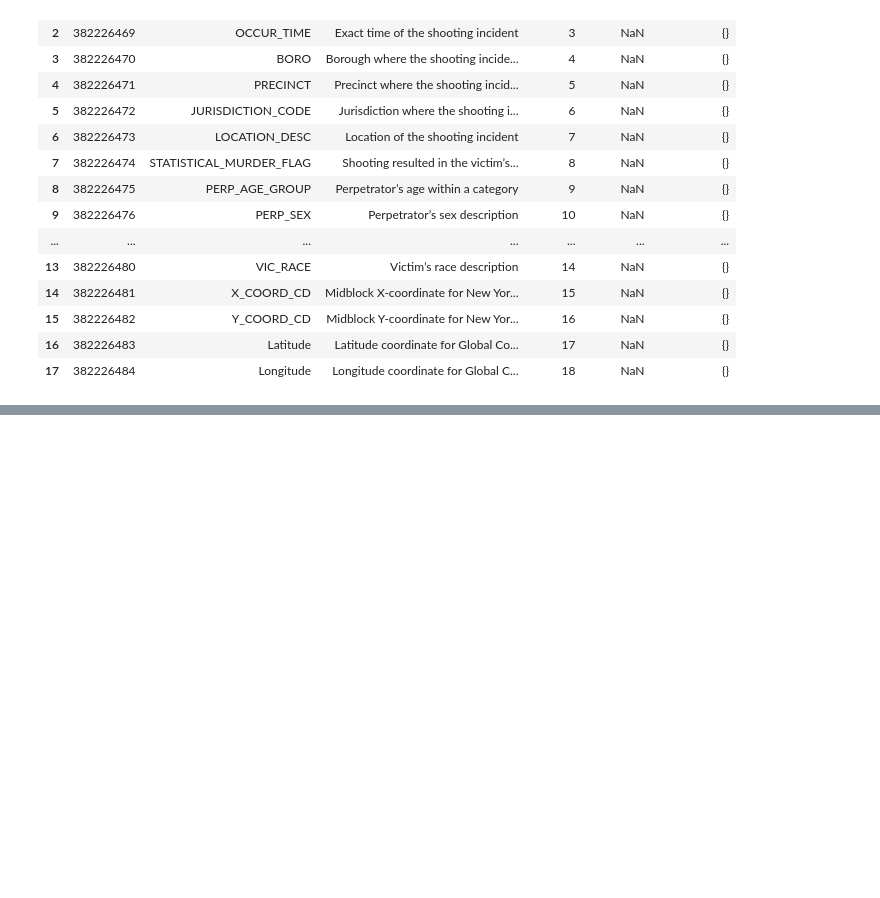
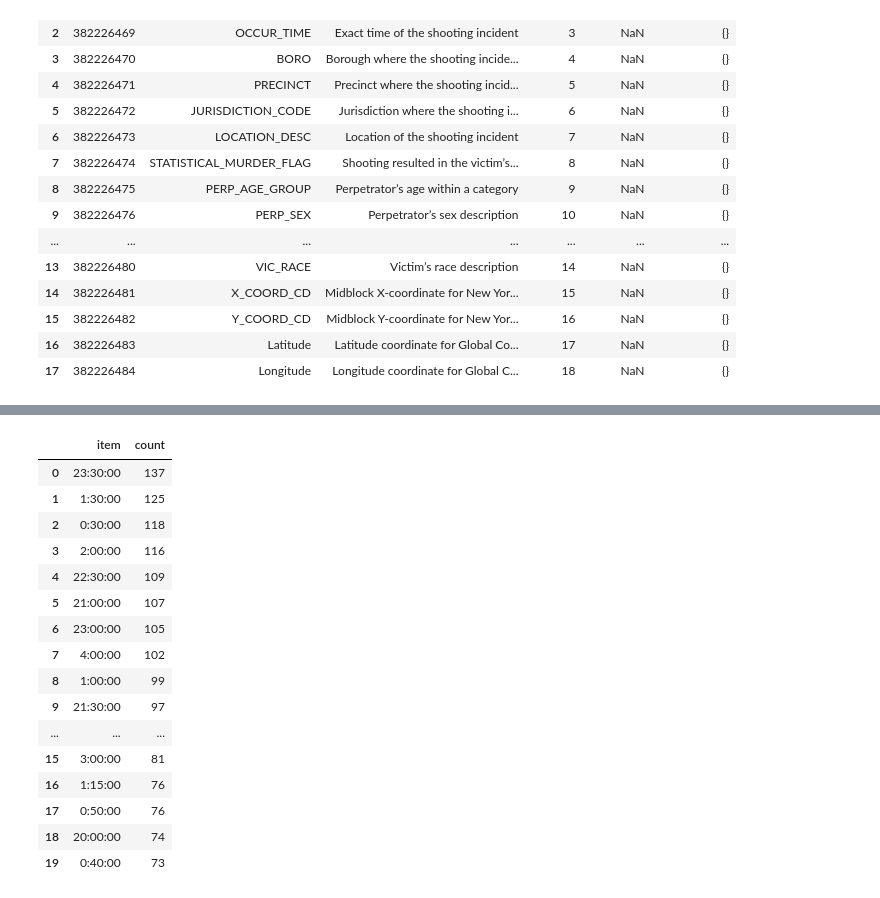
Before and after one commit to YALINYAN-YU/DAV5400, a Jupyter notebook: final_draft02.ipynb, the cells around one changed output, grey strips where cells are left out. Cells and saved outputs as stored; diff of their text form; code cells hidden in the pictures; blank space fills up the shorter version.

```diff
--- a/final_draft02.ipynb
+++ b/final_draft02.ipynb
@@ -165,0 +163,25 @@ df04
+# %%
+#OCCUR_TIME
+data002=data02[2]
+data002
+
+top002 = pd.DataFrame(data002['cachedContents']['top'], columns=['item', 'count'])
+top002
+# %% [output]
+|  | item | count |
+| 0 | 23:30:00 | 137 |
+| 1 | 1:30:00 | 125 |
+| 2 | 0:30:00 | 118 |
+| 3 | 2:00:00 | 116 |
+| 4 | 22:30:00 | 109 |
+| 5 | 21:00:00 | 107 |
+| 6 | 23:00:00 | 105 |
+| 7 | 4:00:00 | 102 |
+| 8 | 1:00:00 | 99 |
+| 9 | 21:30:00 | 97 |
+| ... | ... | ... |
+| 15 | 3:00:00 | 81 |
+| 16 | 1:15:00 | 76 |
+| 17 | 0:50:00 | 76 |
+| 18 | 20:00:00 | 74 |
+| 19 | 0:40:00 | 73 |
```
Also changed, not shown: parts of 16 cells of this notebook.
